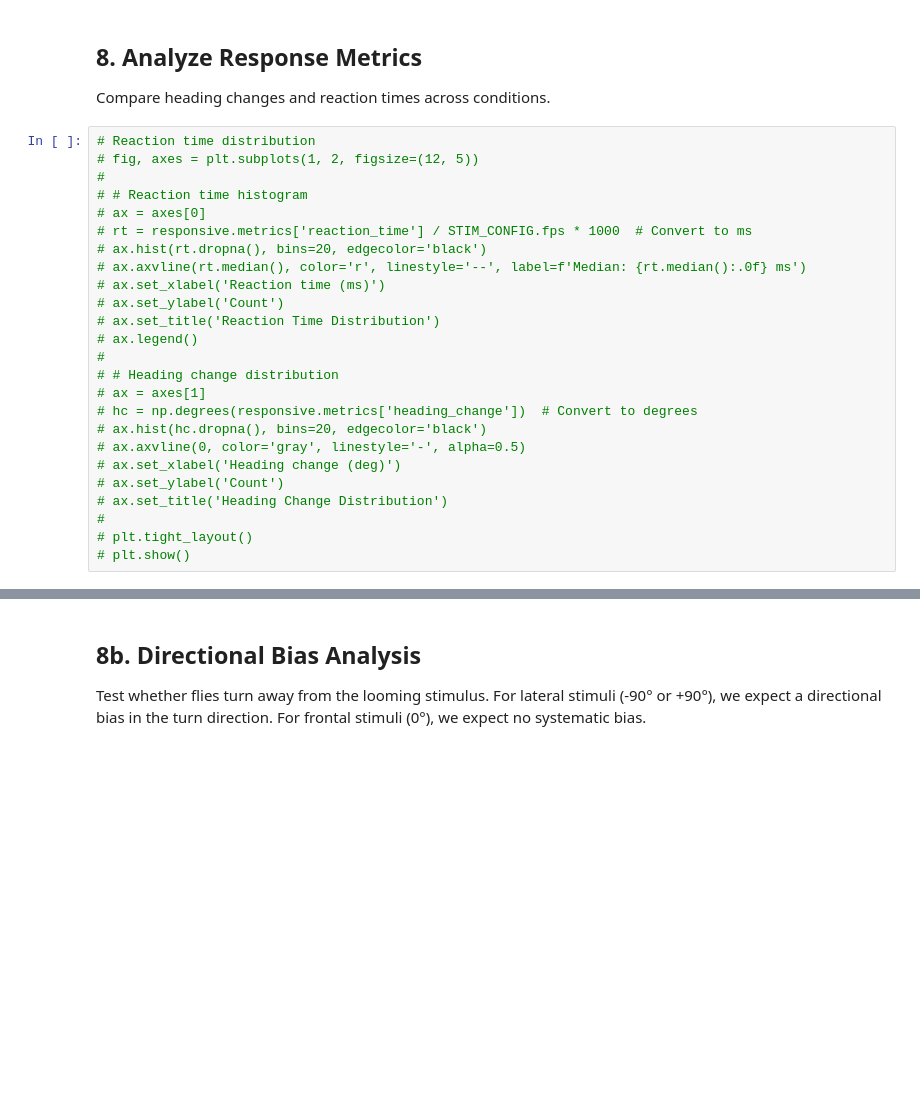
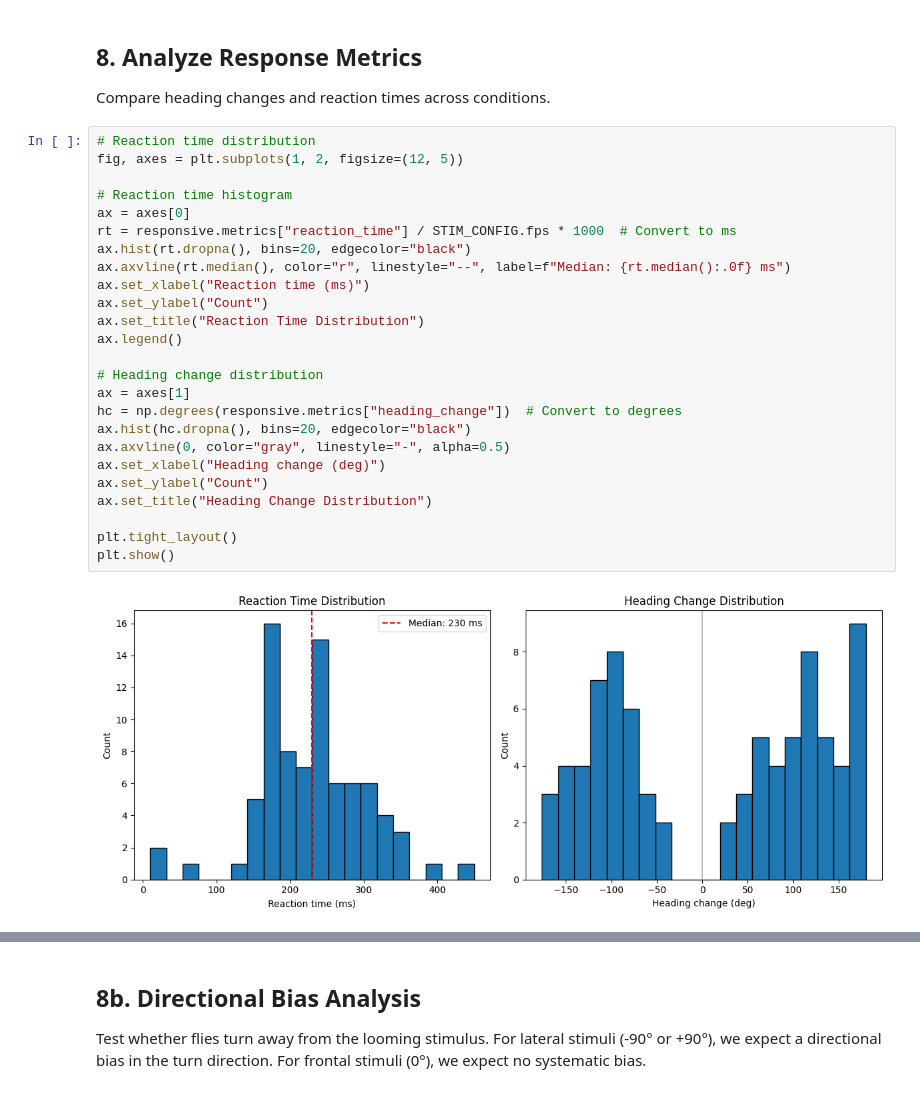
Before and after one commit to elhananby/braidz_analysis, a Jupyter notebook: notebooks/04_visual_stim_analysis.ipynb, the cells around one changed output, grey strips where cells are left out. Cells and saved outputs as stored; diff of their text form; blank space fills up the shorter version.

```diff
--- a/notebooks/04_visual_stim_analysis.ipynb
+++ b/notebooks/04_visual_stim_analysis.ipynb
@@ -383,28 +384,30 @@ plt.show()
 Compare heading changes and reaction times across conditions.
 # %%
 # Reaction time distribution
-# fig, axes = plt.subplots(1, 2, figsize=(12, 5))
-#
-# # Reaction time histogram
-# ax = axes[0]
-# rt = responsive.metrics['reaction_time'] / STIM_CONFIG.fps * 1000  # Convert to ms
-# ax.hist(rt.dropna(), bins=20, edgecolor='black')
-# ax.axvline(rt.median(), color='r', linestyle='--', label=f'Median: {rt.median():.0f} ms')
-# ax.set_xlabel('Reaction time (ms)')
-# ax.set_ylabel('Count')
-# ax.set_title('Reaction Time Distribution')
-# ax.legend()
-#
-# # Heading change distribution
-# ax = axes[1]
-# hc = np.degrees(responsive.metrics['heading_change'])  # Convert to degrees
-# ax.hist(hc.dropna(), bins=20, edgecolor='black')
-# ax.axvline(0, color='gray', linestyle='-', alpha=0.5)
-# ax.set_xlabel('Heading change (deg)')
-# ax.set_ylabel('Count')
-# ax.set_title('Heading Change Distribution')
-#
-# plt.tight_layout()
-# plt.show()
+fig, axes = plt.subplots(1, 2, figsize=(12, 5))
+
+# Reaction time histogram
+ax = axes[0]
+rt = responsive.metrics["reaction_time"] / STIM_CONFIG.fps * 1000  # Convert to ms
+ax.hist(rt.dropna(), bins=20, edgecolor="black")
+ax.axvline(rt.median(), color="r", linestyle="--", label=f"Median: {rt.median():.0f} ms")
+ax.set_xlabel("Reaction time (ms)")
+ax.set_ylabel("Count")
+ax.set_title("Reaction Time Distribution")
+ax.legend()
+
+# Heading change distribution
+ax = axes[1]
+hc = np.degrees(responsive.metrics["heading_change"])  # Convert to degrees
+ax.hist(hc.dropna(), bins=20, edgecolor="black")
+ax.axvline(0, color="gray", linestyle="-", alpha=0.5)
+ax.set_xlabel("Heading change (deg)")
+ax.set_ylabel("Count")
+ax.set_title("Heading Change Distribution")
+
+plt.tight_layout()
+plt.show()
+# %% [output]
+[figure, added]
 # %%
 # Heading change vs stimulus offset (do flies turn away from the stimulus?)
```
Also changed, not shown: parts of 9 cells of this notebook, 2 other files.
